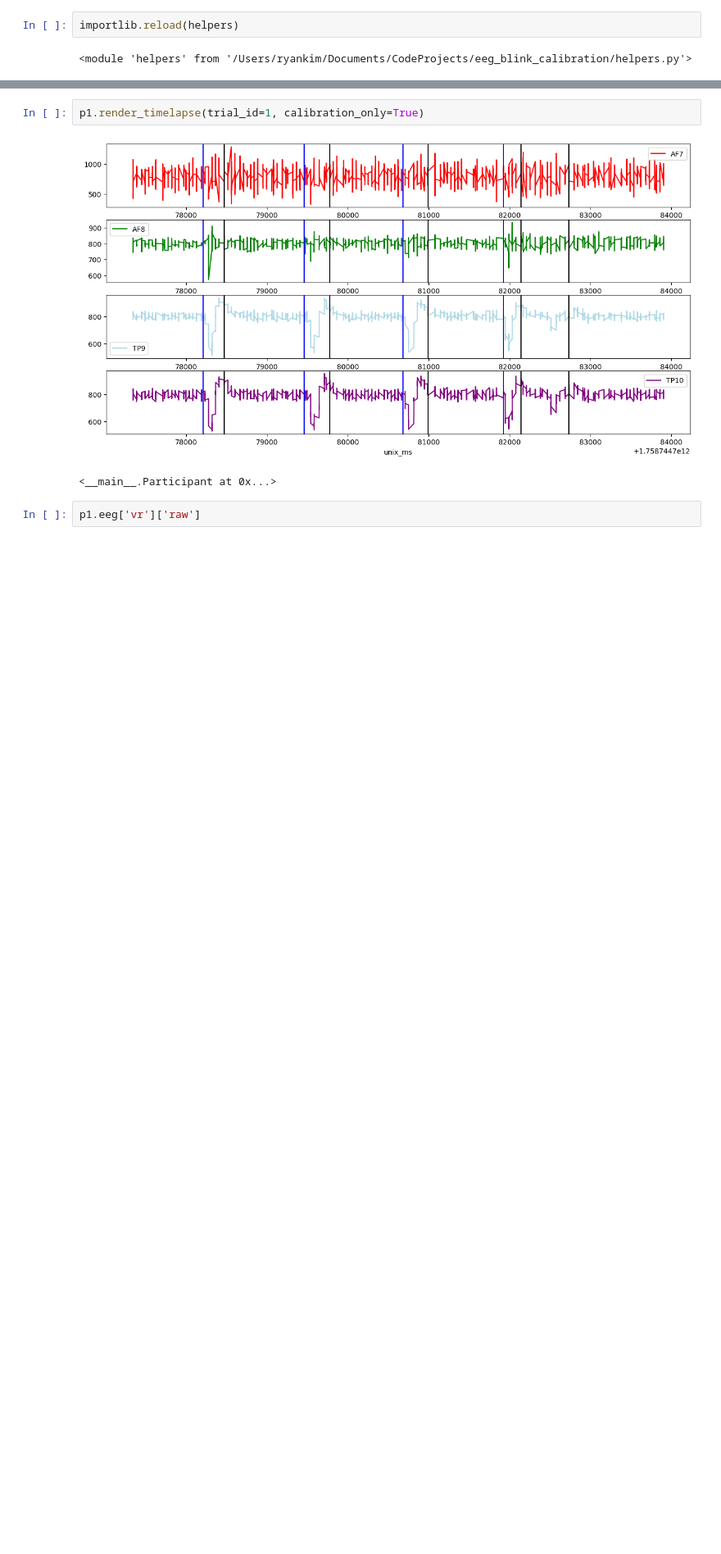
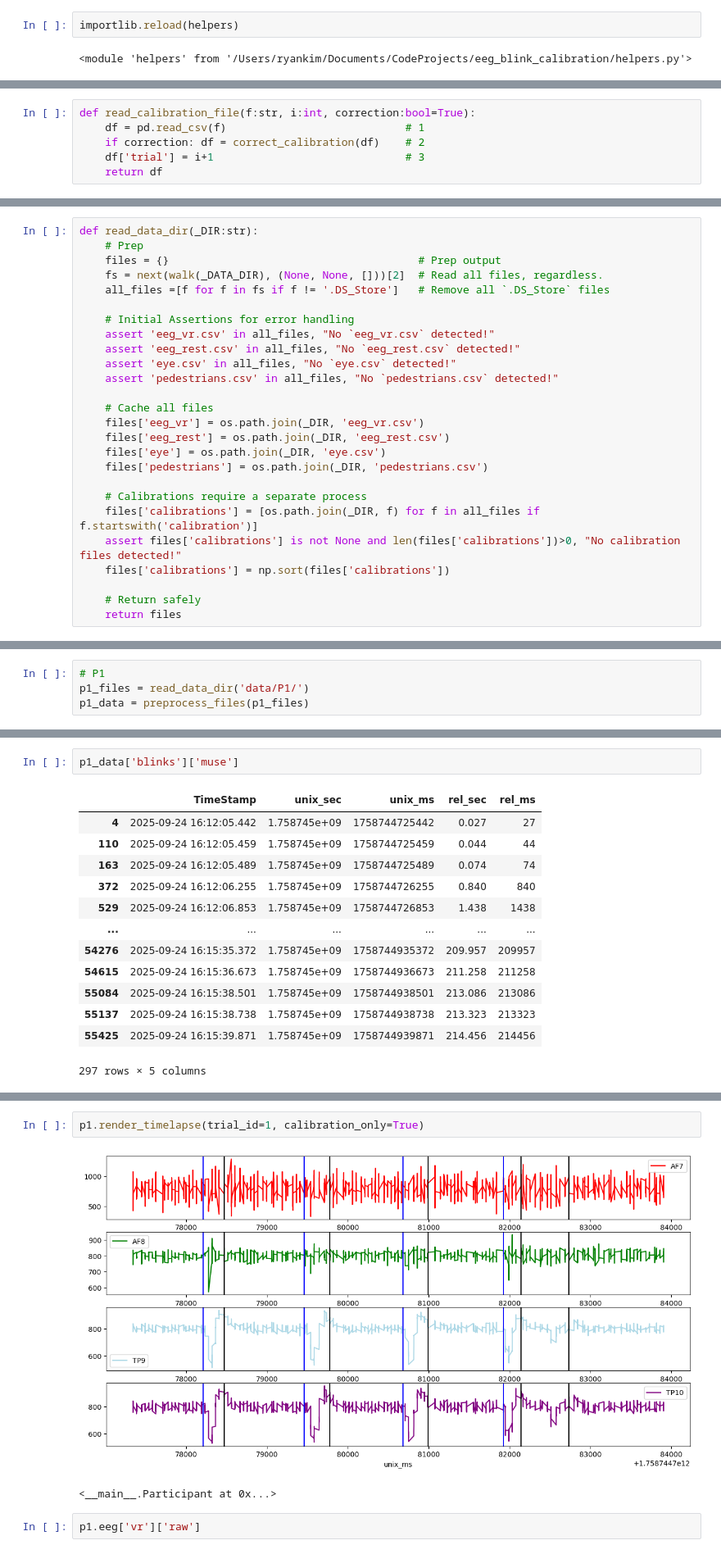
Before and after one commit to SimpleDevs-Research/eeg_blink_calibration, a Jupyter notebook: Participants_Debug.ipynb, the cells around one changed output, grey strips where cells are left out. Shown at 82% size. Cells and saved outputs as stored; diff of their text form; blank space fills up the shorter version.

```diff
--- a/Participants_Debug.ipynb
+++ b/Participants_Debug.ipynb
@@ -18,0 +48,6 @@ importlib.reload(helpers)
+# %%
+def read_calibration_file(f:str, i:int, correction:bool=True):
+    df = pd.read_csv(f)                            # 1
+    if correction: df = correct_calibration(df)    # 2
+    df['trial'] = i+1                              # 3
+    return df
@@ -18,0 +154,26 @@ importlib.reload(helpers)
+# %%
+def read_data_dir(_DIR:str):
+    # Prep
+    files = {}                                       # Prep output
+    fs = next(walk(_DATA_DIR), (None, None, []))[2]  # Read all files, regardless.
+    all_files =[f for f in fs if f != '.DS_Store']   # Remove all `.DS_Store` files
+
+    # Initial Assertions for error handling
+    assert 'eeg_vr.csv' in all_files, "No `eeg_vr.csv` detected!"
+    assert 'eeg_rest.csv' in all_files, "No `eeg_rest.csv` detected!"
+    assert 'eye.csv' in all_files, "No `eye.csv` detected!"
+    assert 'pedestrians.csv' in all_files, "No `pedestrians.csv` detected!"
+
+    # Cache all files
+    files['eeg_vr'] = os.path.join(_DIR, 'eeg_vr.csv')
+    files['eeg_rest'] = os.path.join(_DIR, 'eeg_rest.csv')
+    files['eye'] = os.path.join(_DIR, 'eye.csv')
+    files['pedestrians'] = os.path.join(_DIR, 'pedestrians.csv')
+
+    # Calibrations require a separate process
+    files['calibrations'] = [os.path.join(_DIR, f) for f in all_files if f.startswith('calibration')]
+    assert files['calibrations'] is not None and len(files['calibrations'])>0, "No calibration files detected!"
+    files['calibrations'] = np.sort(files['calibrations'])
+
+    # Return safely
+    return files
@@ -345,3 +610,7 @@ class Participant:
         if (ylim is not None):
             plt.ylim(ylim)
         plt.show()
+# %%
+# P1
+p1_files = read_data_dir('data/P1/')
+p1_data = preprocess_files(p1_files)
@@ -348,3 +626,19 @@ class Participant:
+# %%
+p1_data['blinks']['muse']
+# %% [output]
+|  | TimeStamp | unix_sec | unix_ms | rel_sec | rel_ms |
+| 4 | 2025-09-24 16:12:05.442 | 1.758745e+09 | 1758744725442 | 0.027 | 27 |
+| 110 | 2025-09-24 16:12:05.459 | 1.758745e+09 | 1758744725459 | 0.044 | 44 |
+| 163 | 2025-09-24 16:12:05.489 | 1.758745e+09 | 1758744725489 | 0.074 | 74 |
+| 372 | 2025-09-24 16:12:06.255 | 1.758745e+09 | 1758744726255 | 0.840 | 840 |
+| 529 | 2025-09-24 16:12:06.853 | 1.758745e+09 | 1758744726853 | 1.438 | 1438 |
+| ... | ... | ... | ... | ... | ... |
+| 54276 | 2025-09-24 16:15:35.372 | 1.758745e+09 | 1758744935372 | 209.957 | 209957 |
+| 54615 | 2025-09-24 16:15:36.673 | 1.758745e+09 | 1758744936673 | 211.258 | 211258 |
+| 55084 | 2025-09-24 16:15:38.501 | 1.758745e+09 | 1758744938501 | 213.086 | 213086 |
+| 55137 | 2025-09-24 16:15:38.738 | 1.758745e+09 | 1758744938738 | 213.323 | 213323 |
+| 55425 | 2025-09-24 16:15:39.871 | 1.758745e+09 | 1758744939871 | 214.456 | 214456 |
+297 rows × 5 columns
 # %%
 _DATA_DIR = 'data/P1/'
 p1 = Participant(_DATA_DIR, True)
```
Also changed, not shown: parts of 22 cells of this notebook.
